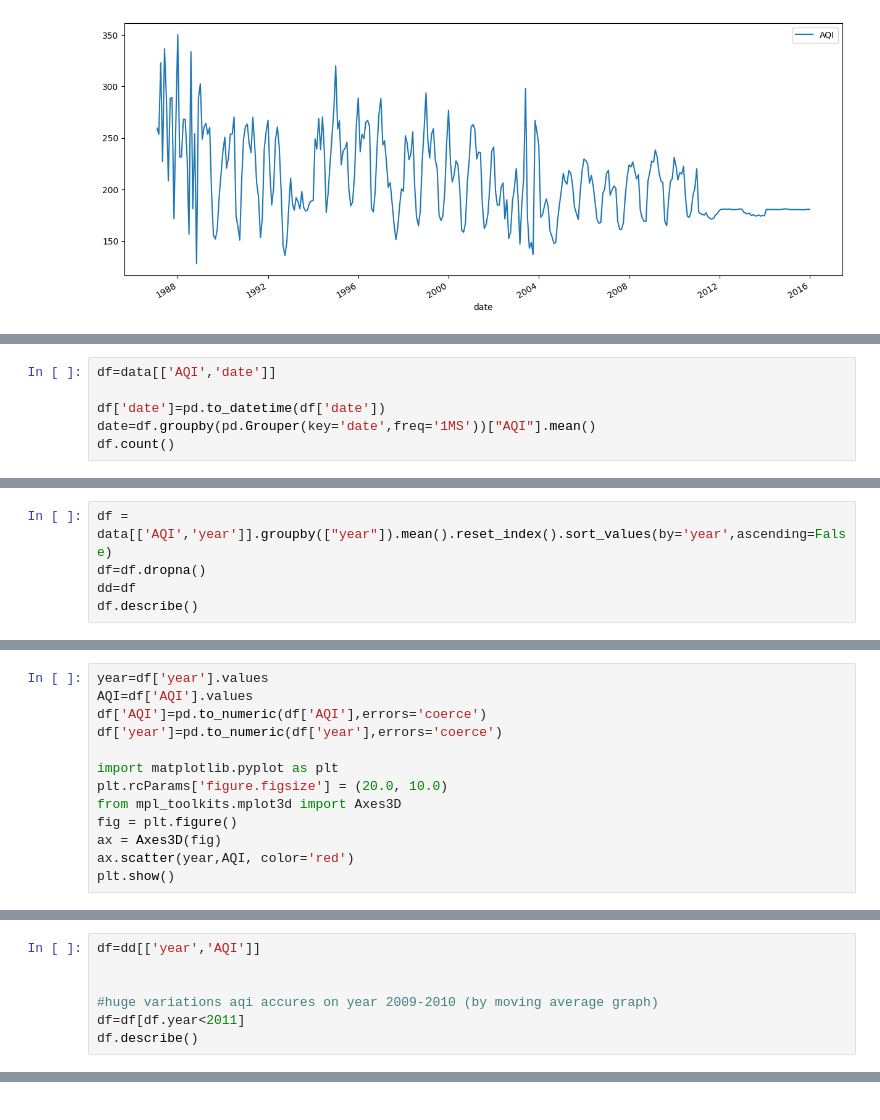
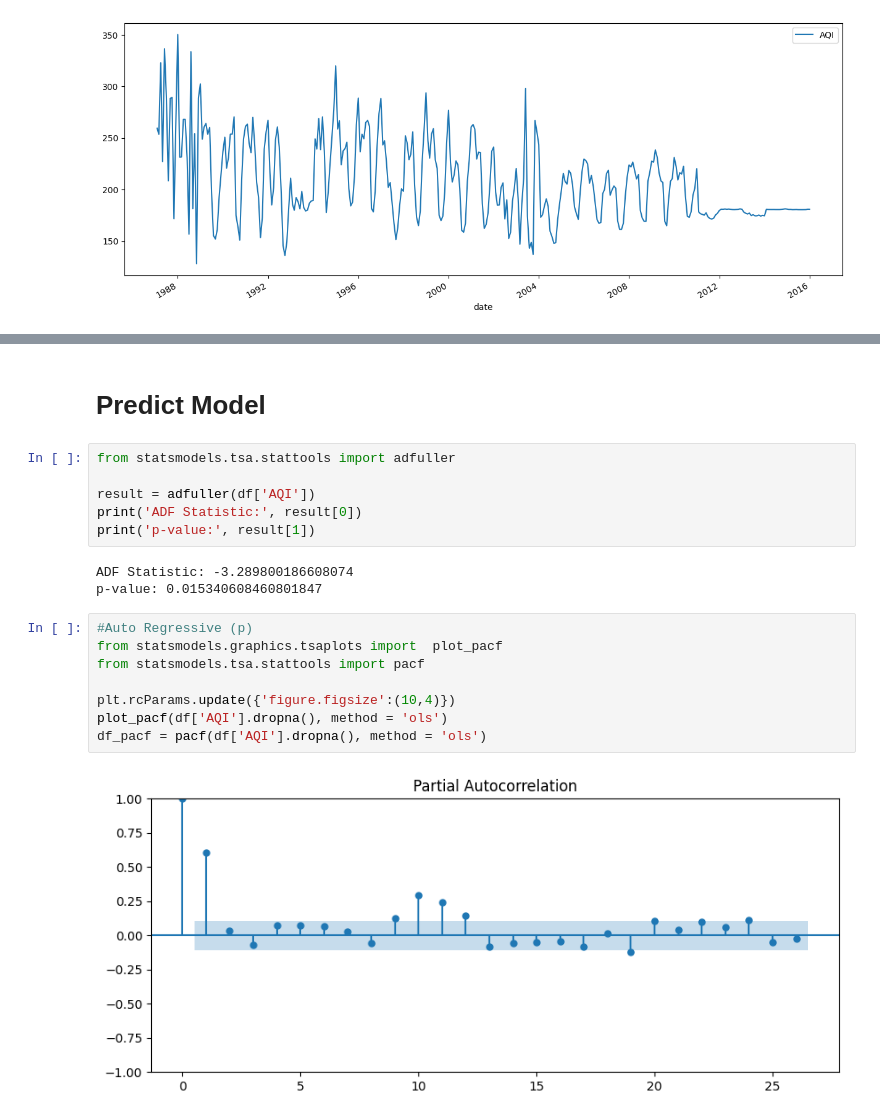
Before and after one commit to soulbrooxx/indian-air, a Jupyter notebook: idian-air.ipynb, the cells around one changed output, grey strips where cells are left out. Cells and saved outputs as stored; diff of their text form.

Commit message:
edit predict

```diff
--- a/idian-air.ipynb
+++ b/idian-air.ipynb
@@ -377,6 +355,0 @@ plt.show()
-# %%
-df=data[['AQI','date']]
-
-df['date']=pd.to_datetime(df['date'])
-date=df.groupby(pd.Grouper(key='date',freq='1MS'))["AQI"].mean()
-df.count()
@@ -409,5 +355,0 @@ data.head()
-# %%
-df = data[['AQI','year']].groupby(["year"]).mean().reset_index().sort_values(by='year',ascending=False)
-df=df.dropna()
-dd=df
-df.describe()
@@ -424,13 +355,0 @@ df.describe()
-# %%
-year=df['year'].values
-AQI=df['AQI'].values
-df['AQI']=pd.to_numeric(df['AQI'],errors='coerce')
-df['year']=pd.to_numeric(df['year'],errors='coerce')
-
-import matplotlib.pyplot as plt
-plt.rcParams['figure.figsize'] = (20.0, 10.0)
-from mpl_toolkits.mplot3d import Axes3D
-fig = plt.figure()
-ax = Axes3D(fig)
-ax.scatter(year,AQI, color='red')
-plt.show()
@@ -554,7 +355,0 @@ plt.show()
-# %%
-df=dd[['year','AQI']]
-
-
-#huge variations aqi accures on year 2009-2010 (by moving average graph)
-df=df[df.year<2011]
-df.describe()
@@ -570,0 +356,21 @@ df.describe()
+# %% [markdown]
+# Predict Model
+# %%
+from statsmodels.tsa.stattools import adfuller
+
+result = adfuller(df['AQI'])
+print('ADF Statistic:', result[0])
+print('p-value:', result[1])
+# %% [output]
+ADF Statistic: -3.289800186608074
+p-value: 0.015340608460801847
+# %%
+#Auto Regressive (p)
+from statsmodels.graphics.tsaplots import  plot_pacf
+from statsmodels.tsa.stattools import pacf
+
+plt.rcParams.update({'figure.figsize':(10,4)})
+plot_pacf(df['AQI'].dropna(), method = 'ols')
+df_pacf = pacf(df['AQI'].dropna(), method = 'ols')
+# %% [output]
+[figure, added]
```
Also changed, not shown: parts of 29 cells of this notebook.
